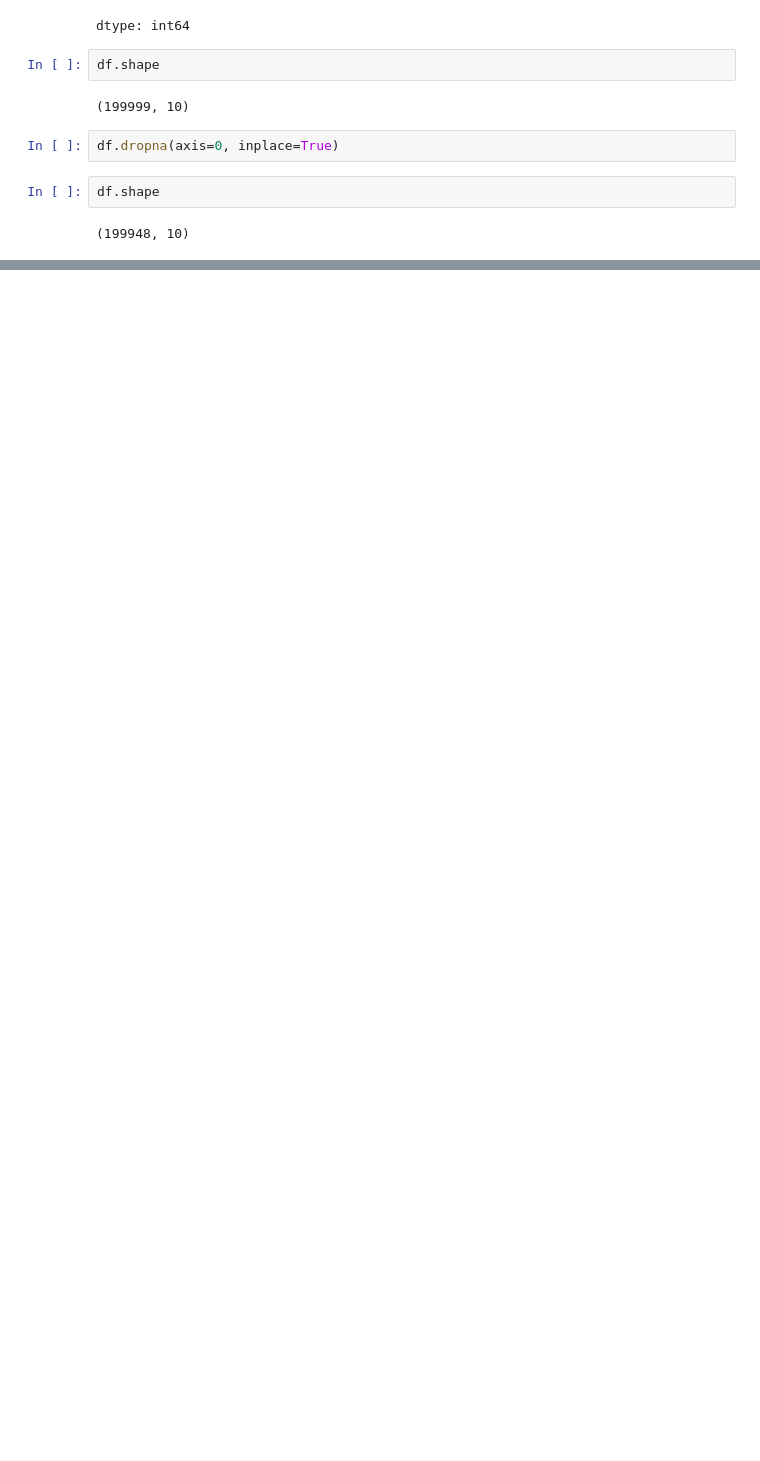
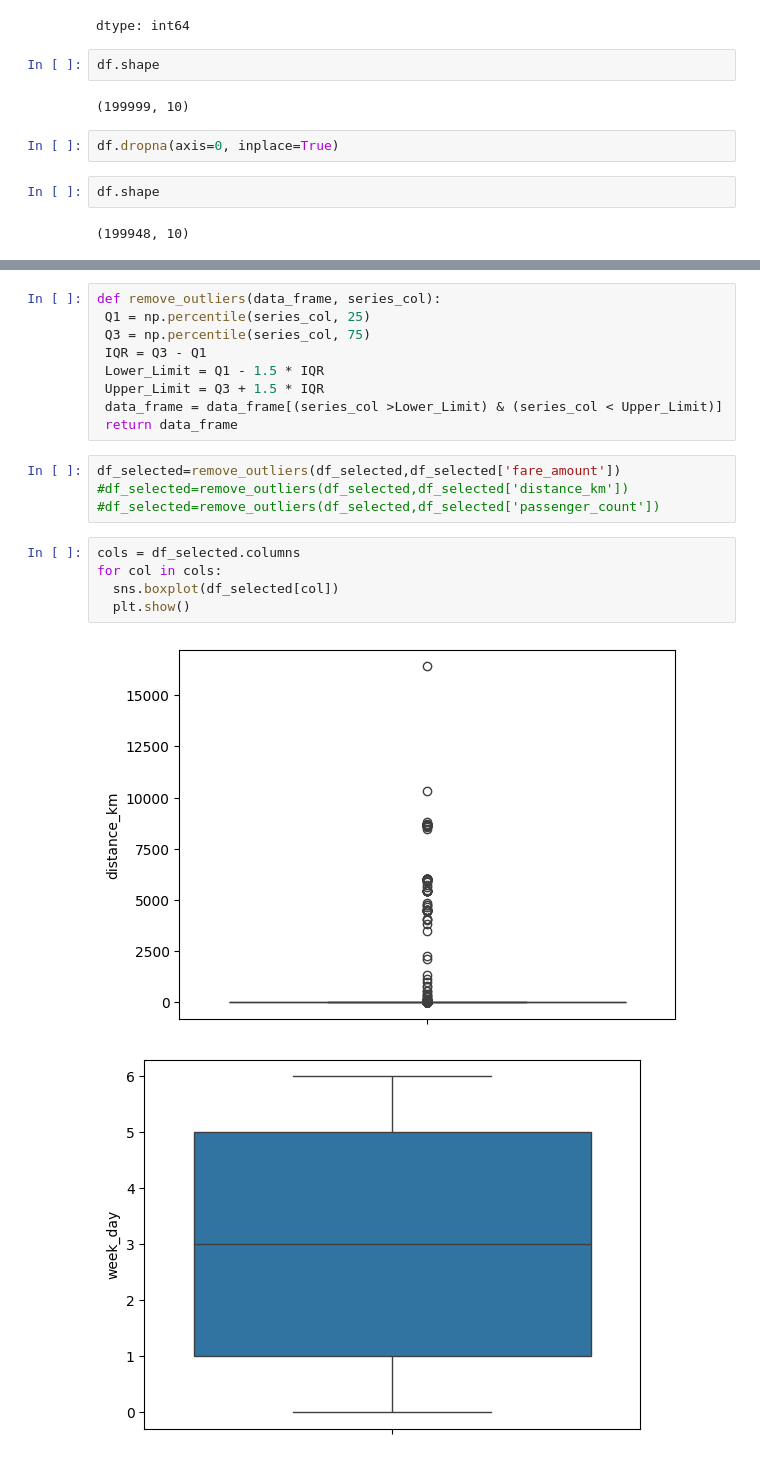
Before and after one commit to dhsingh0815/ML, a Jupyter notebook: Regression/Uber_Regression.ipynb, the cells around one changed output, grey strips where cells are left out. Saved outputs shown, nothing was run; the diff lists cells and outputs as text; blank space fills up the shorter version.

```diff
--- a/Regression/Uber_Regression.ipynb
+++ b/Regression/Uber_Regression.ipynb
@@ -191,0 +221,21 @@ memory usage: 16.0+ MB
+# %%
+def remove_outliers(data_frame, series_col):
+ Q1 = np.percentile(series_col, 25)
+ Q3 = np.percentile(series_col, 75)
+ IQR = Q3 - Q1
+ Lower_Limit = Q1 - 1.5 * IQR
+ Upper_Limit = Q3 + 1.5 * IQR
+ data_frame = data_frame[(series_col >Lower_Limit) & (series_col < Upper_Limit)]
+ return data_frame
+# %%
+df_selected=remove_outliers(df_selected,df_selected['fare_amount'])
+#df_selected=remove_outliers(df_selected,df_selected['distance_km'])
+#df_selected=remove_outliers(df_selected,df_selected['passenger_count'])
+# %%
+cols = df_selected.columns
+for col in cols:
+  sns.boxplot(df_selected[col])
+  plt.show()
+# %% [output]
+[figure, added]
+[figure, added]
```
Also changed, not shown: parts of 12 cells of this notebook.
